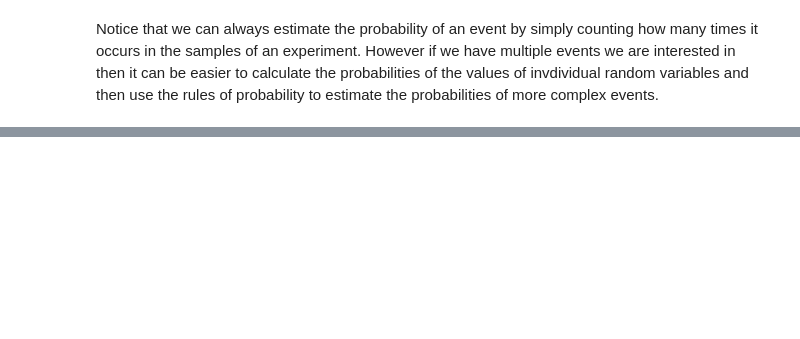
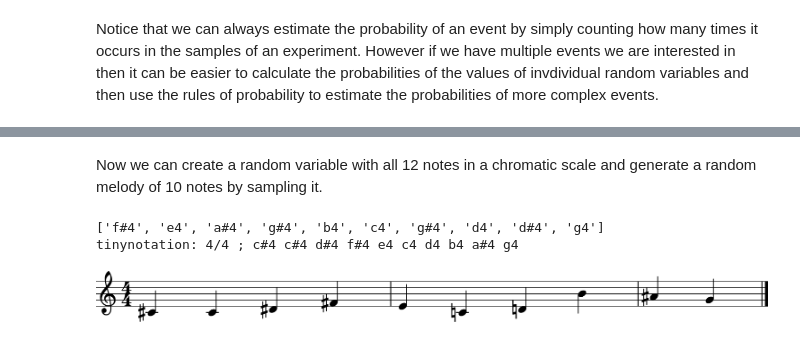
Before and after one commit to gtzan/mir_book, a Jupyter notebook: RandomVariables.ipynb, the cells around one changed output, grey strips where cells are left out. Cells and saved outputs as stored; diff of their text form; code cells hidden in the pictures; blank space fills up the shorter version.

```diff
--- a/RandomVariables.ipynb
+++ b/RandomVariables.ipynb
@@ -206,0 +125,17 @@ ipd.Audio(data,rate=framerate)
+# %% [markdown]
+Now we can create a random variable with all 12 notes in a chromatic scale and generate a random melody of 10 notes by sampling it.
+# %%
+values = ['c4','c#4','d4','d#4', 'e4', 'f4','f#4', 'g4','g#4','a4','a#4','b4']
+probabilities = [1/12.]*12
+note_rv = Random_Variable('note', values, probabilities)
+print(note_rv.sample(10))
+note_string = 'tinynotation: 4/4 ; ' + " ".join(note_rv.sample(10))
+print(note_string)
+randomMelody = m21.converter.parse(note_string)
+sp = midi.realtime.StreamPlayer(randomMelody)
+randomMelody.show()
+sp.play()
+# %% [output]
+['f#4', 'e4', 'a#4', 'g#4', 'b4', 'c4', 'g#4', 'd4', 'd#4', 'g4']
+tinynotation: 4/4 ; c#4 c#4 d#4 f#4 e4 c4 d4 b4 a#4 g4
+[figure, added]
```
Also changed, not shown: parts of 27 cells of this notebook, 2 other files.
